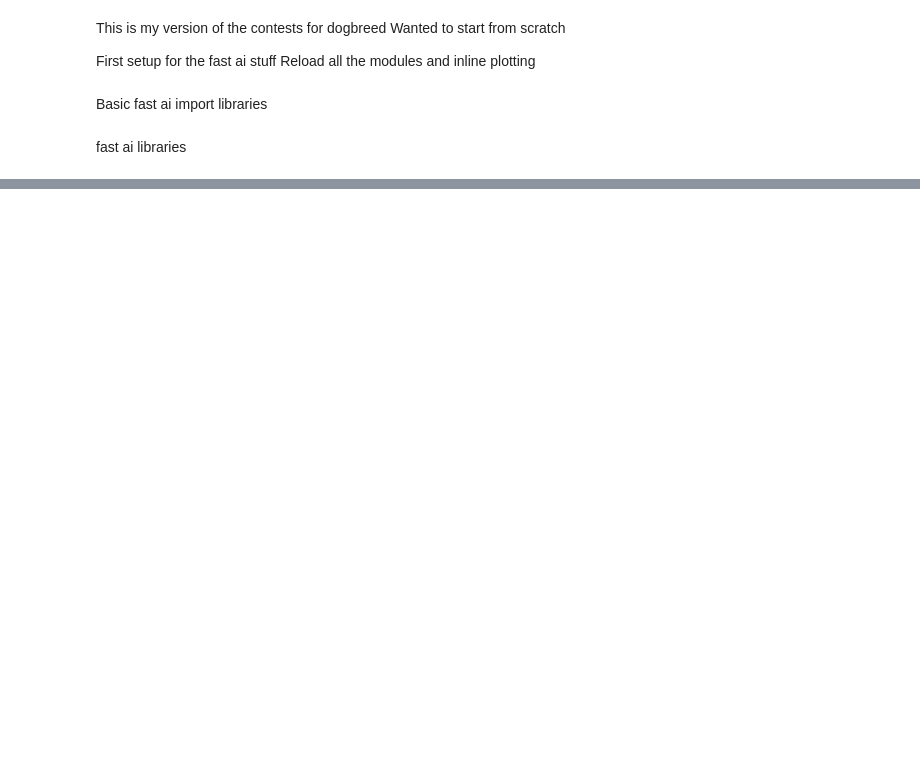
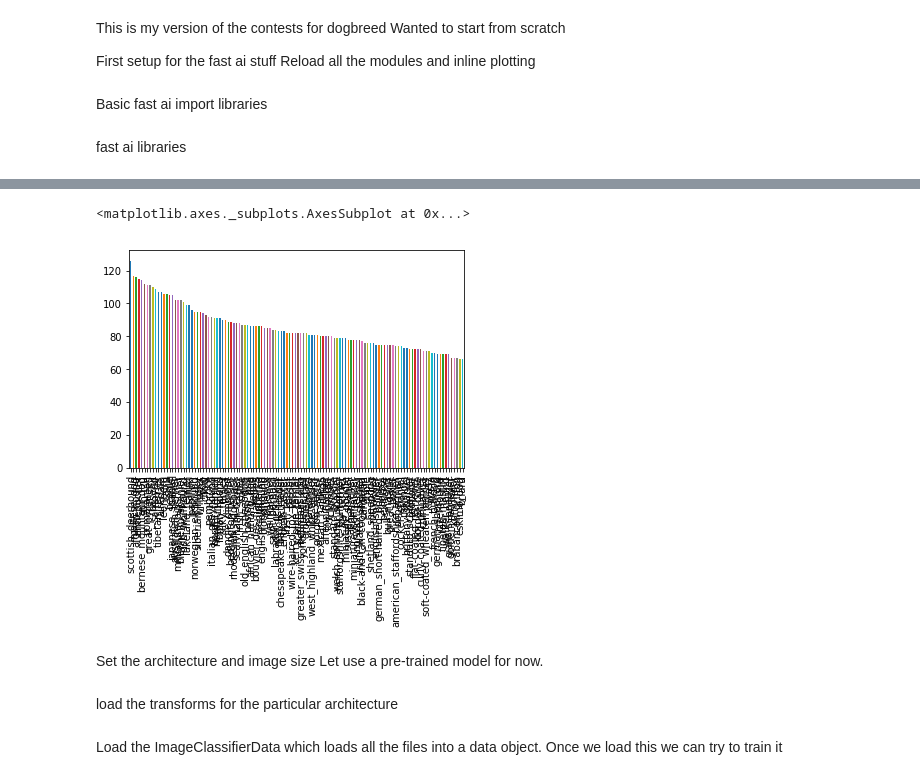
Before and after one commit to bhaskarb/myfastai, a Jupyter notebook: dogsbreed-kaggle.ipynb, the cells around one changed output, grey strips where cells are left out. Saved outputs shown, nothing was run; the diff lists cells and outputs as text; code cells hidden in the pictures; blank space fills up the shorter version.

Commit message:
Added dog breed

```diff
--- a/dogsbreed-kaggle.ipynb
+++ b/dogsbreed-kaggle.ipynb
@@ -29,0 +44,2 @@ PATH='data/dogbreed'
+# %%
+df = pd.read_csv(f'{PATH}/{LABELS}'); df[:10]
@@ -29,0 +58,8 @@ PATH='data/dogbreed'
+# %%
+df['breed'].value_counts().plot(kind='bar')
+# %% [output]
+<matplotlib.axes._subplots.AxesSubplot at 0x...>
+[figure, added]
+# %% [markdown]
+Set the architecture and image size
+Let use a pre-trained model for now.
@@ -29,0 +69,2 @@ PATH='data/dogbreed'
+# %% [markdown]
+load the transforms for the particular architecture
@@ -29,0 +73,2 @@ PATH='data/dogbreed'
+# %% [markdown]
+Load the ImageClassifierData which loads all the files into a data object. Once we load this we can try to train it
```
Also changed, not shown: parts of 11 cells of this notebook.
